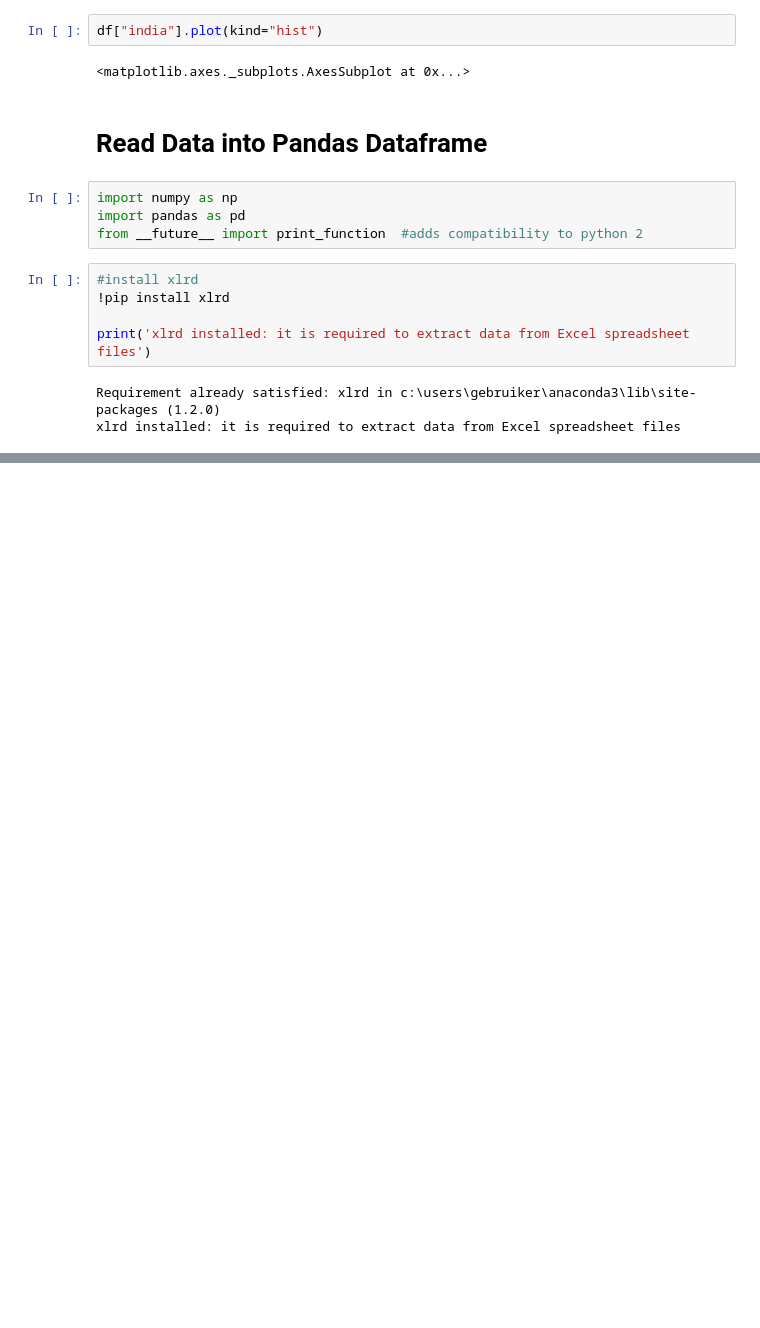
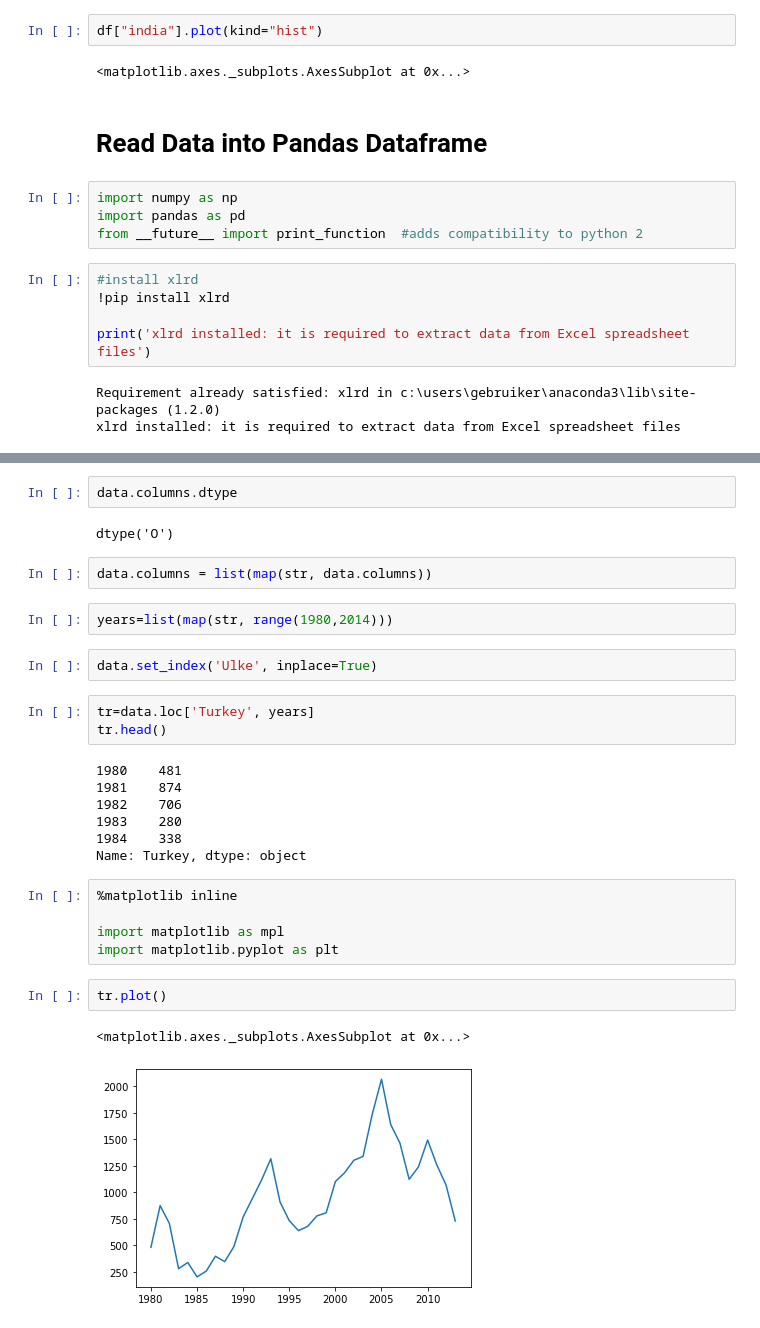
Before and after one commit to simplex06/coursera, a Jupyter notebook: Data Visualization with Python/Untitled.ipynb, the cells around one changed output, grey strips where cells are left out. Drawn from its saved outputs; the diff is of its cells as text; blank space fills up the shorter version.

Commit message:
data visualization

```diff
--- a/Data Visualization with Python/Untitled.ipynb
+++ b/Data Visualization with Python/Untitled.ipynb
@@ -90,0 +144,30 @@ xlrd installed: it is required to extract data from Excel spreadsheet files
+# %%
+data.columns.dtype
+# %% [output]
+dtype('O')
+# %%
+data.columns = list(map(str, data.columns))
+# %%
+years=list(map(str, range(1980,2014)))
+# %%
+data.set_index('Ulke', inplace=True)
+# %%
+tr=data.loc['Turkey', years]
+tr.head()
+# %% [output]
+1980    481
+1981    874
+1982    706
+1983    280
+1984    338
+Name: Turkey, dtype: object
+# %%
+%matplotlib inline
+
+import matplotlib as mpl
+import matplotlib.pyplot as plt
+# %%
+tr.plot()
+# %% [output]
+<matplotlib.axes._subplots.AxesSubplot at 0x...>
+[figure, added]
```
Also changed, not shown: parts of 15 cells of this notebook, 2 other files.
